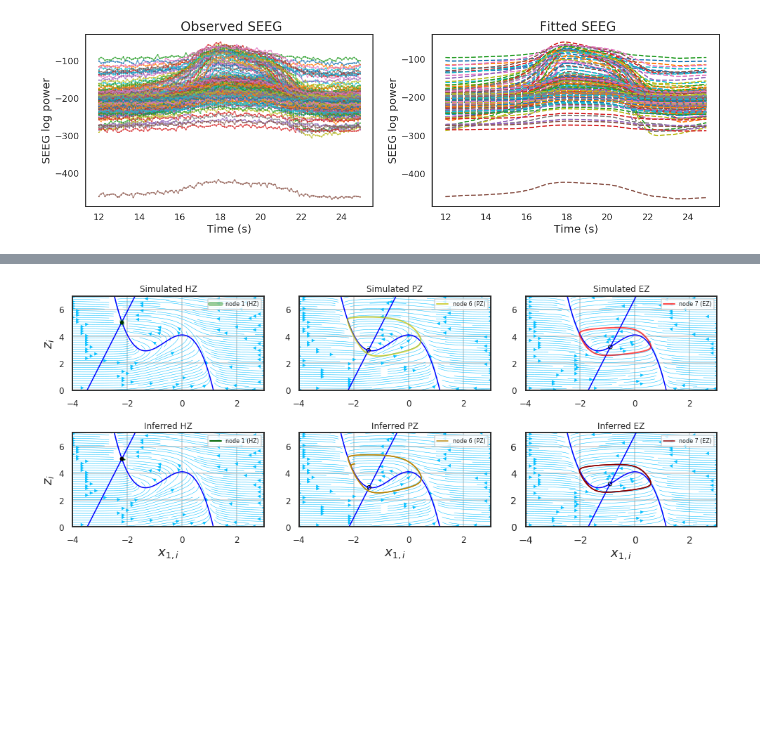
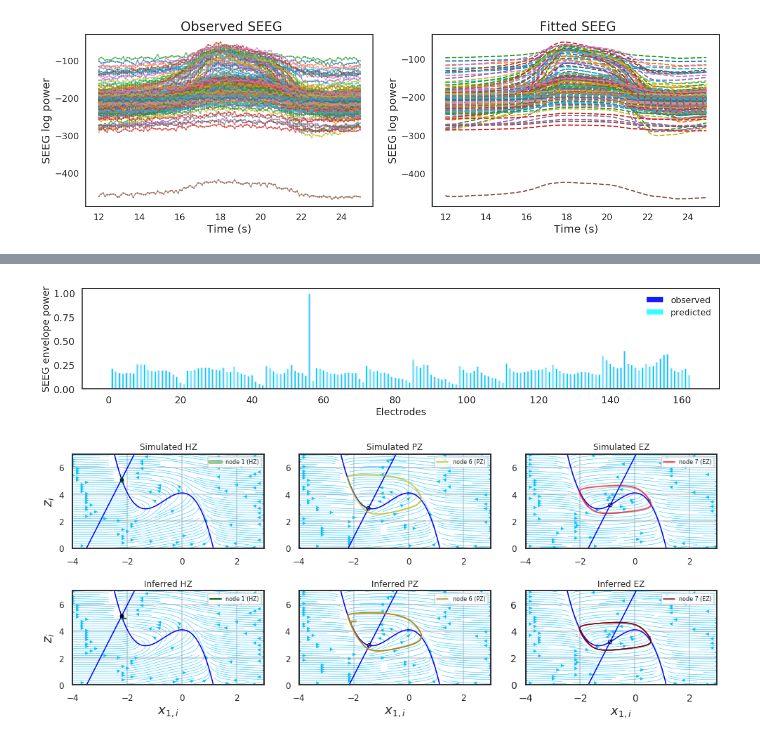
Before and after one commit to ins-amu/BVEP, a Jupyter notebook: Stan/BVEP_seeg_noncentered_stan_patient1_MAP.ipynb, the cells around one changed output, grey strips where cells are left out. Saved outputs shown, nothing was run; the diff lists cells and outputs as text; code cells hidden in the pictures; blank space fills up the shorter version.

```diff
--- a/Stan/BVEP_seeg_noncentered_stan_patient1_MAP.ipynb
+++ b/Stan/BVEP_seeg_noncentered_stan_patient1_MAP.ipynb
@@ -523,3 +530,22 @@ plt.show()
+# %%
+Seeg_pwr_pred = np.sum((Seeg_est[0,:,:]*Seeg_est[0,:,:]), axis=1)
+Seeg_pwr_n_pred = (Seeg_pwr_pred/ Seeg_pwr_pred.max())
+# %%
+plt.figure(figsize=(18, 4))
+plt.bar(np.arange(1,Seeg_pwr_n.shape[0]+1), Seeg_pwr_n, color='b', width=.7, alpha=0.9,label='observed');
+plt.bar(np.arange(1,Seeg_pwr_n_pred.shape[0]+1), Seeg_pwr_n_pred ,color='cyan', width=.5, alpha=0.8,  label='predicted' );
+plt.xlabel('Electrodes', fontsize=18)
+plt.ylabel('SEEG envelope power', fontsize=18)
+plt.yticks(fontsize=18, rotation=0)
+plt.xticks(fontsize=18, rotation=0)
+plt.legend(fontsize=16, frameon=False, loc='upper right')
+plt.tight_layout()
+plt.savefig(os.path.join(cwd+'/'+str(Res_dir)+'/figures',"FitedSeeglogpower"+str(model)+"_chain_"+str(chain)+".png"), doi=800)
+plt.savefig(os.path.join(cwd+'/'+str(Res_dir)+'/figures',"FitedSeeglogpower"+str(model)+"_chain_"+str(chain)+".eps"), doi=800)
+
+plt.show()
+# %% [output]
+[figure, added]
 # %%
 from report_plots import func_2DepileptorEqs,  plot_phasespace
 
```
Also changed, not shown: parts of 14 cells of this notebook, 1 other file.
